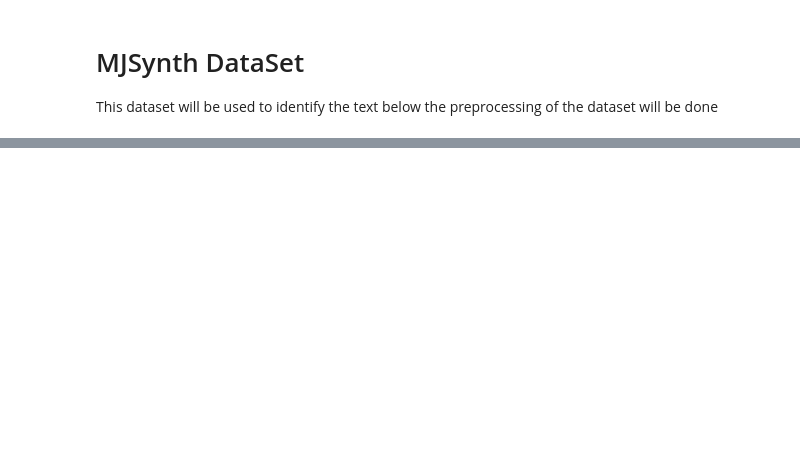
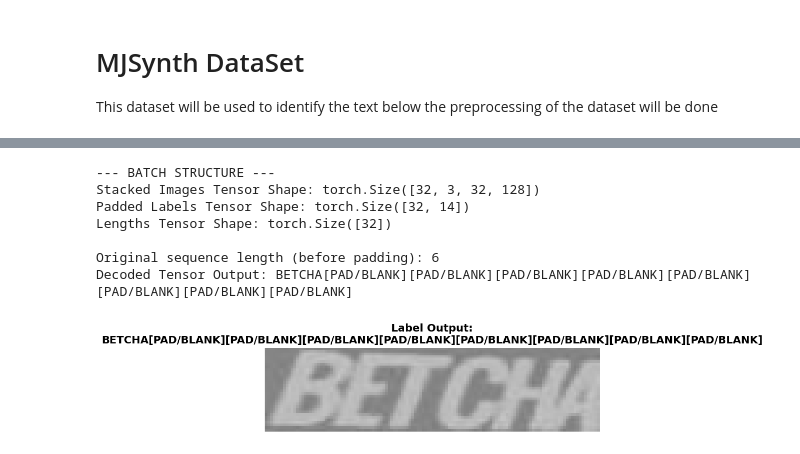
Before and after one commit to NoCdtho/OCR-software, a Jupyter notebook: CRNN.ipynb, the cells around one changed output, grey strips where cells are left out. Cells and saved outputs as stored; diff of their text form; code cells hidden in the pictures; blank space fills up the shorter version.

```diff
--- a/CRNN.ipynb
+++ b/CRNN.ipynb
@@ -352,0 +428,59 @@ plt.show()
+# %%
+# Testing the preprocessed dataset
+
+import matplotlib.pyplot as plt
+import torch
+
+# 1. Create a reverse dictionary to turn integers back into characters
+# We need this to read what the tensor is actually saying
+idx_to_char_dict = {idx: char for char, idx in my_dictionary.items()}
+# Add a placeholder for 0 so it prints nicely instead of throwing an error
+idx_to_char_dict[0] = "[PAD/BLANK]"
+
+# 2. Grab a single batch of data from your dataloader
+# iter() turns the dataloader into an iterator, next() pulls the first batch
+images, labels_padded, labels_lengths = next(iter(my_dataloader))
+
+# 3. Print the architecture of the batch to verify collate_fn worked
+print("--- BATCH STRUCTURE ---")
+print(f"Stacked Images Tensor Shape: {images.shape}") # Expected: [32, C, 32, 128]
+print(f"Padded Labels Tensor Shape: {labels_padded.shape}") # Expected: [32, max_length_in_this_batch]
+print(f"Lengths Tensor Shape: {labels_lengths.shape}") # Expected: [32]
+
+# 4. Extract the very first item in the batch
+image_0 = images[0]
+label_0 = labels_padded[0]
+length_0 = labels_lengths[0]
+
+# 5. Decode the padded tensor back into readable text
+decoded_text_list = []
+for idx in label_0.numpy():
+    decoded_text_list.append(idx_to_char_dict[idx])
+
+decoded_text = "".join(decoded_text_list)
+print(f"\nOriginal sequence length (before padding): {length_0}")
+print(f"Decoded Tensor Output: {decoded_text}")
+
+# 6. Set up the matplotlib plot to visually check the image
+# PyTorch images are [Channels, Height, Width]. Matplotlib wants [Height, Width, Channels]
+image_to_plot = image_0.permute(1, 2, 0).numpy()
+
+plt.figure(figsize=(8, 3))
+# If it's a 1-channel grayscale image, squeeze it for matplotlib
+if image_to_plot.shape[-1] == 1:
+    plt.imshow(image_to_plot.squeeze(), cmap='gray')
+else:
+    plt.imshow(image_to_plot)
+
+plt.title(f"Label Output:\n{decoded_text}", fontsize=14, fontweight='bold')
+plt.axis('off')
+plt.show()
+# %% [output]
+--- BATCH STRUCTURE ---
+Stacked Images Tensor Shape: torch.Size([32, 3, 32, 128])
+Padded Labels Tensor Shape: torch.Size([32, 14])
+Lengths Tensor Shape: torch.Size([32])
+
+Original sequence length (before padding): 6
+Decoded Tensor Output: BETCHA[PAD/BLANK][PAD/BLANK][PAD/BLANK][PAD/BLANK][PAD/BLANK][PAD/BLANK][PAD/BLANK][PAD/BLANK]
+[figure, added]
```
Also changed, not shown: parts of 6 cells of this notebook.
